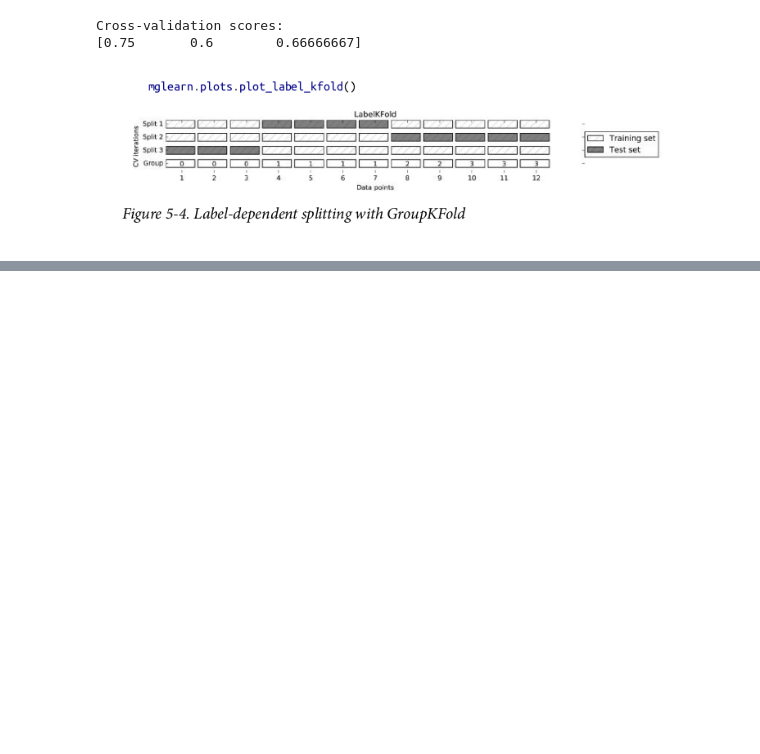
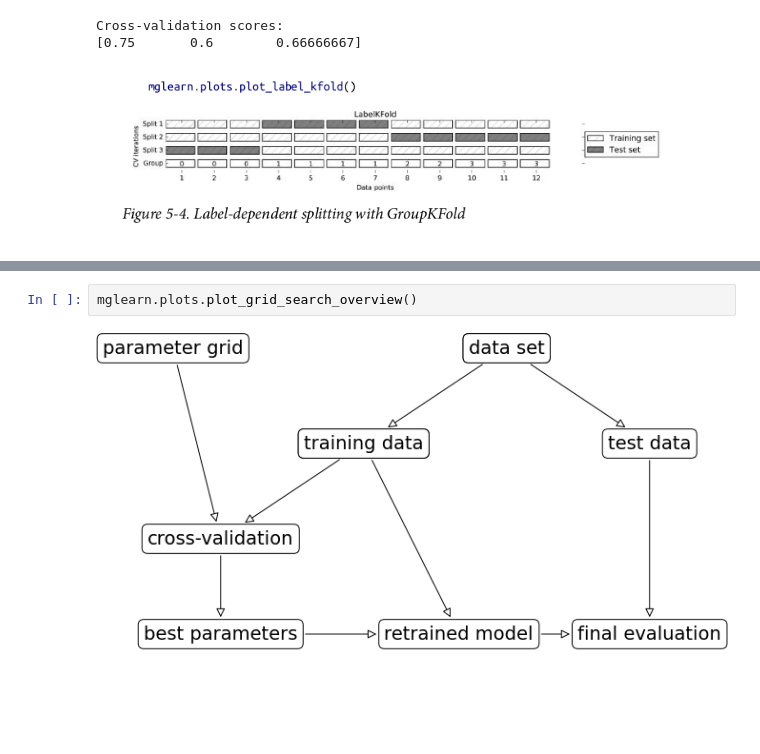
Before and after one commit to DaringUnicorn/intro-to-ml, a Jupyter notebook: chapter 5/Model_Evaluation_and_Imporvement.ipynb, the cells around one changed output, grey strips where cells are left out. Saved outputs shown, nothing was run; the diff lists cells and outputs as text; blank space fills up the shorter version.

```diff
--- a/chapter 5/Model_Evaluation_and_Imporvement.ipynb
+++ b/chapter 5/Model_Evaluation_and_Imporvement.ipynb
@@ -131,0 +240,4 @@ Cross-validation scores:
+# %%
+mglearn.plots.plot_grid_search_overview()
+# %% [output]
+[figure, added]
```
Also changed, not shown: parts of 28 cells of this notebook.
